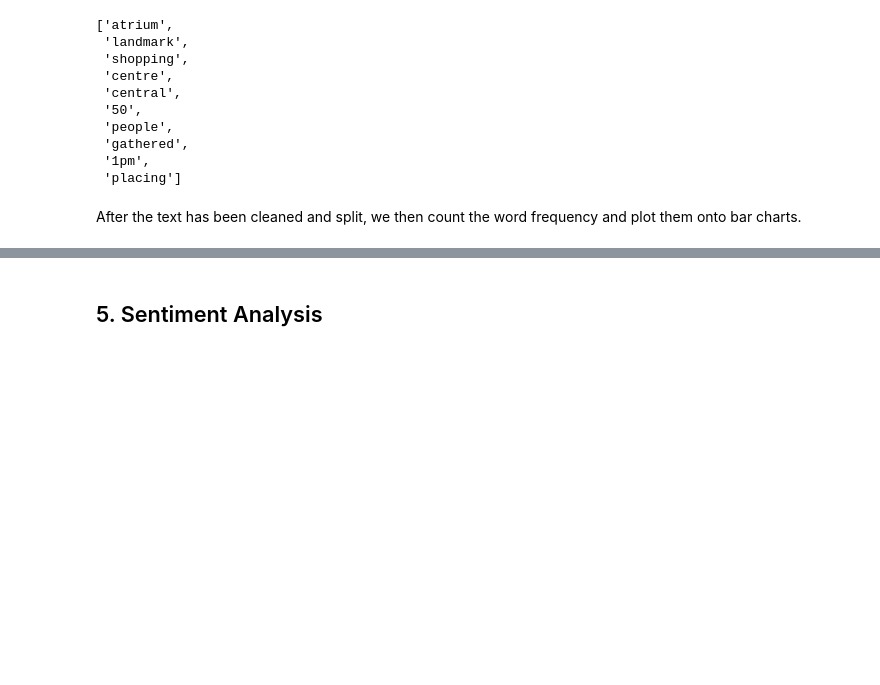
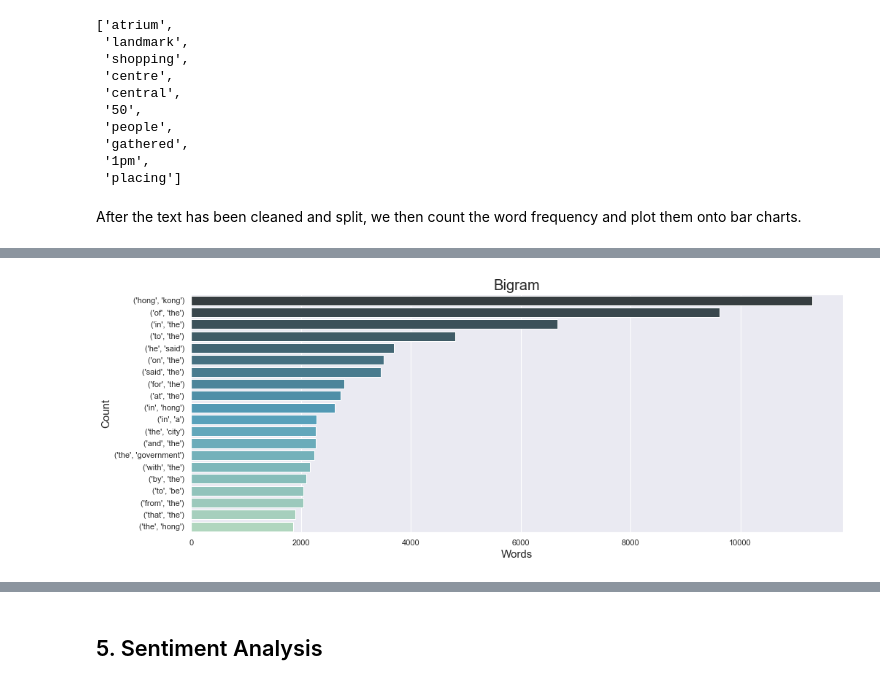
Before and after one commit to nicoleleman/HK_Protest_Analysis, a Jupyter notebook: HK Protest Analysis Project.ipynb, the cells around one changed output, grey strips where cells are left out. Cells and saved outputs as stored; diff of their text form; code cells hidden in the pictures; blank space fills up the shorter version.

Commit message:
Update notebook (ngrams)

```diff
--- a/HK Protest Analysis Project.ipynb
+++ b/HK Protest Analysis Project.ipynb
@@ -250,0 +257,21 @@ Text(0.5, 1.0, 'Top 10 least common words')
+# %%
+from nltk import ngrams
+from collections import Counter
+
+sentence = 'this is a foo bar sentences and i want to ngramize it, because there are a foo bar sentences, i want to eat, this is not right this is a foo bar sentences and i want to ngramize it this is a foo bar sentences and i want to ngramize it'
+sentences = (x for xs in split_it for x in xs)
+n = 2
+sixgrams = ngrams(sentences, n)
+
+bigram = Counter(sixgrams)
+df_bigram = pd.DataFrame.from_dict(bigram, orient='index',columns=['frequency']).reset_index().rename(columns={"index": "words"})
+df_bigram = df_bigram.sort_values(['frequency'], ascending=False)
+# %%
+plt.figure(figsize=(16,6))
+ax = sns.barplot(x='frequency', y='words', data=df_bigram[:20], palette='GnBu_d')
+ax.set_ylabel('Count', fontsize=15)
+ax.set_xlabel('Words', fontsize=15)
+ax.set_title('Bigram', fontsize=20)
+plt.show()
+# %% [output]
+[figure, added]
```
Also changed, not shown: parts of 13 cells of this notebook, 1 other file.
